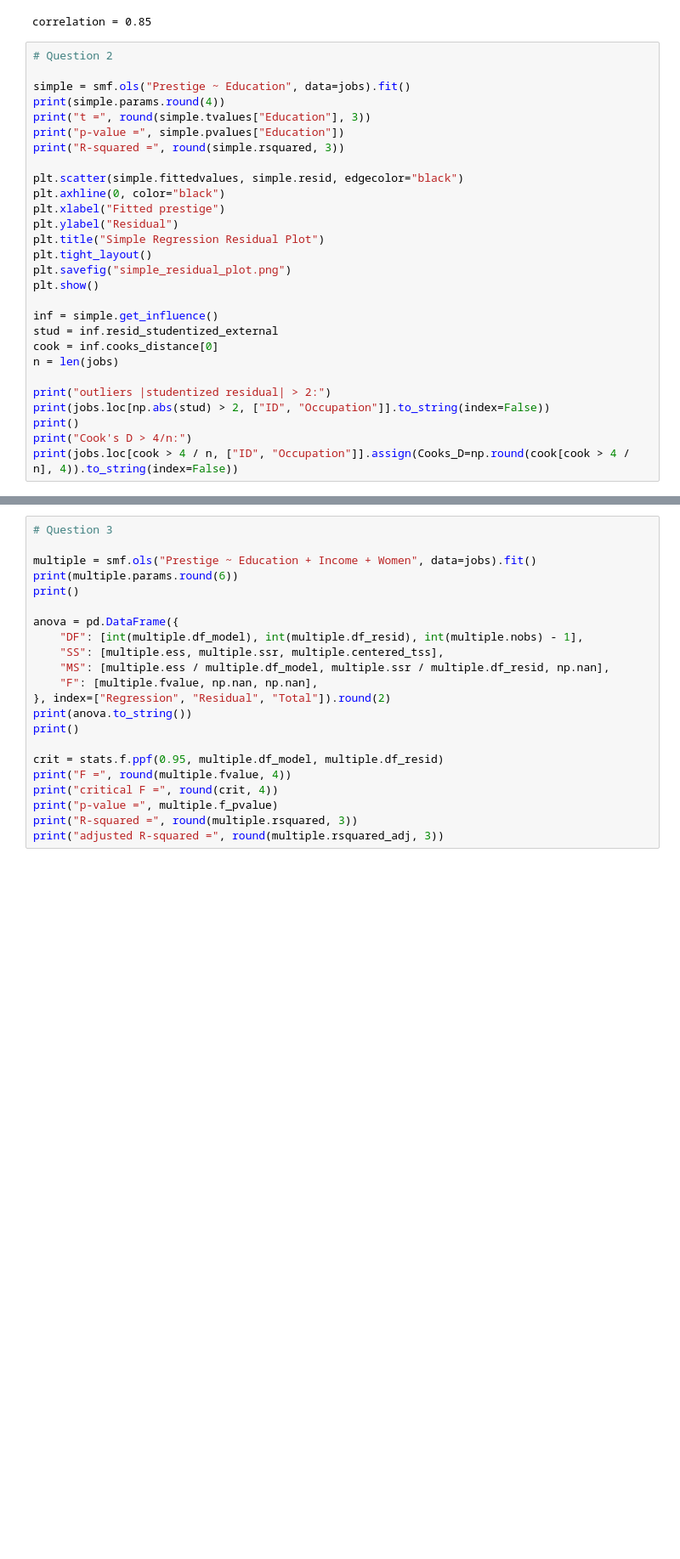
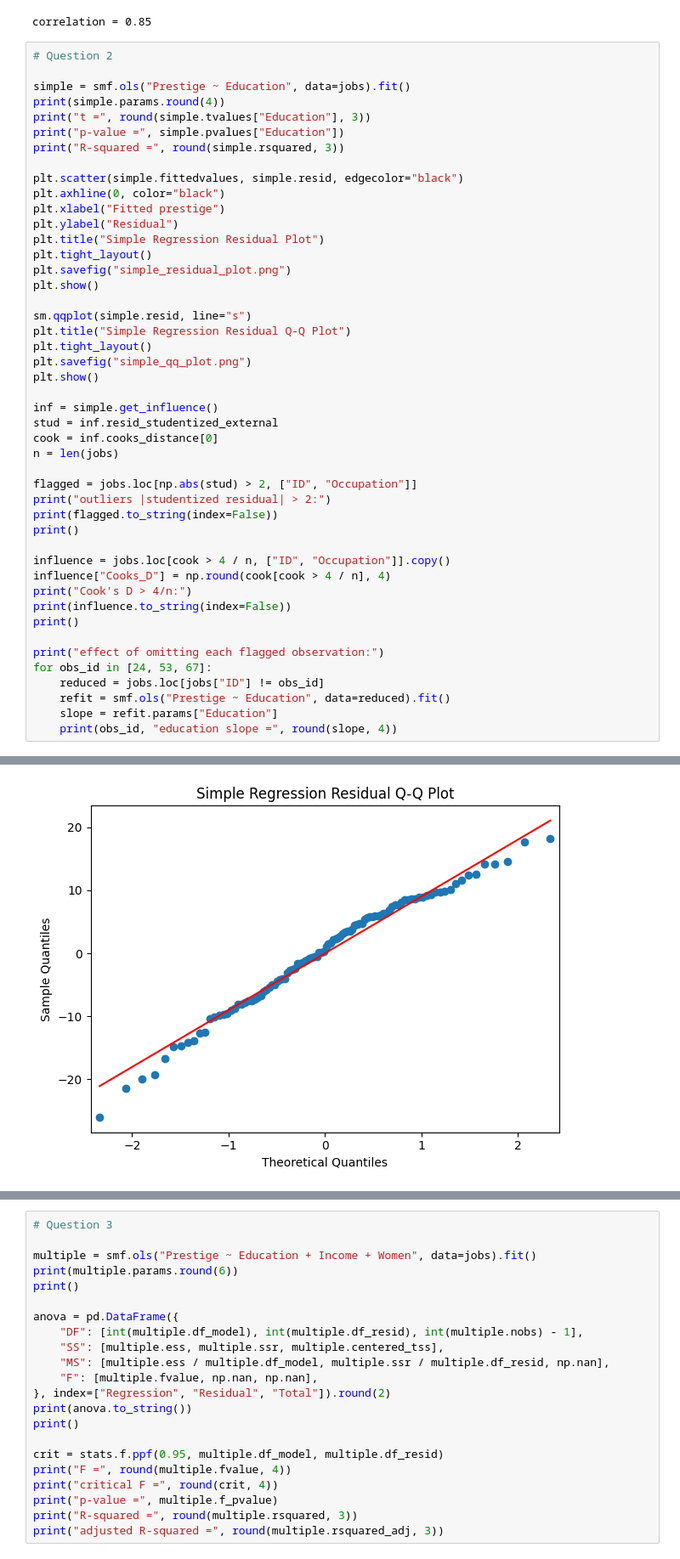
Before and after one commit to cdaviis/cs555, a Jupyter notebook: module-4/DAVIS_Homework_4.ipynb, the cells around one changed output, grey strips where cells are left out. Shown at 85% size. Saved outputs shown, nothing was run; the diff lists cells and outputs as text; blank space fills up the shorter version.

Commit message:
completed assignment 4

```diff
--- a/module-4/DAVIS_Homework_4.ipynb
+++ b/module-4/DAVIS_Homework_4.ipynb
@@ -147,35 +150,54 @@ simple = smf.ols("Prestige ~ Education", data=jobs).fit()
 print(simple.params.round(4))
 print("t =", round(simple.tvalues["Education"], 3))
 print("p-value =", simple.pvalues["Education"])
 print("R-squared =", round(simple.rsquared, 3))
 
 plt.scatter(simple.fittedvalues, simple.resid, edgecolor="black")
 plt.axhline(0, color="black")
 plt.xlabel("Fitted prestige")
 plt.ylabel("Residual")
 plt.title("Simple Regression Residual Plot")
 plt.tight_layout()
 plt.savefig("simple_residual_plot.png")
 plt.show()
 
+sm.qqplot(simple.resid, line="s")
+plt.title("Simple Regression Residual Q-Q Plot")
+plt.tight_layout()
+plt.savefig("simple_qq_plot.png")
+plt.show()
+
 inf = simple.get_influence()
 stud = inf.resid_studentized_external
 cook = inf.cooks_distance[0]
 n = len(jobs)
 
+flagged = jobs.loc[np.abs(stud) > 2, ["ID", "Occupation"]]
 print("outliers |studentized residual| > 2:")
-print(jobs.loc[np.abs(stud) > 2, ["ID", "Occupation"]].to_string(index=False))
+print(flagged.to_string(index=False))
 print()
+
+influence = jobs.loc[cook > 4 / n, ["ID", "Occupation"]].copy()
+influence["Cooks_D"] = np.round(cook[cook > 4 / n], 4)
 print("Cook's D > 4/n:")
-print(jobs.loc[cook > 4 / n, ["ID", "Occupation"]].assign(Cooks_D=np.round(cook[cook > 4 / n], 4)).to_string(index=False))
+print(influence.to_string(index=False))
+print()
+
+print("effect of omitting each flagged observation:")
+for obs_id in [24, 53, 67]:
+    reduced = jobs.loc[jobs["ID"] != obs_id]
+    refit = smf.ols("Prestige ~ Education", data=reduced).fit()
+    slope = refit.params["Education"]
+    print(obs_id, "education slope =", round(slope, 4))
 # %% [output]
 Intercept   -10.7320
 Education     5.3609
 dtype: float64
 t = 16.148
 p-value = 1.286264142966709e-29
 R-squared = 0.723
 [figure]
+[figure, added]
 outliers |studentized residual| > 2:
  ID                Occupation
  41               FILE_CLERKS
```
Also changed, not shown: parts of 8 cells of this notebook, 3 other files.
